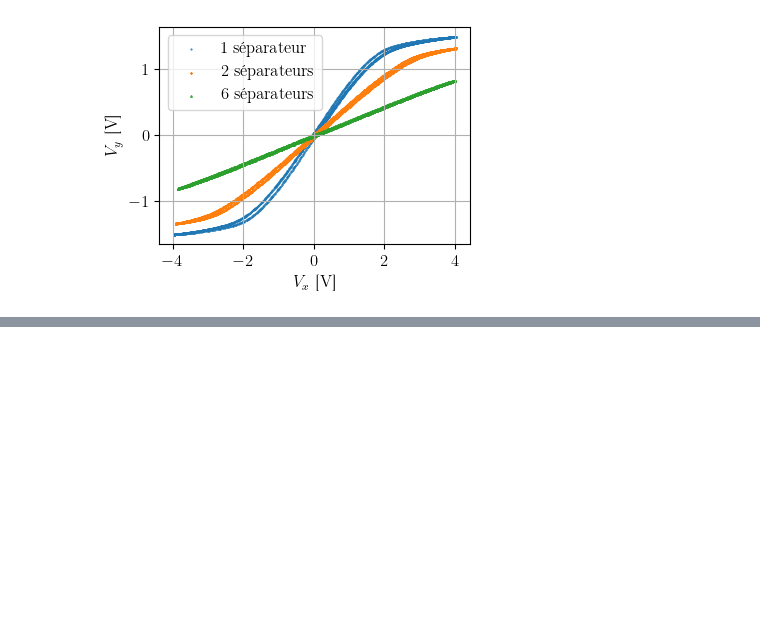
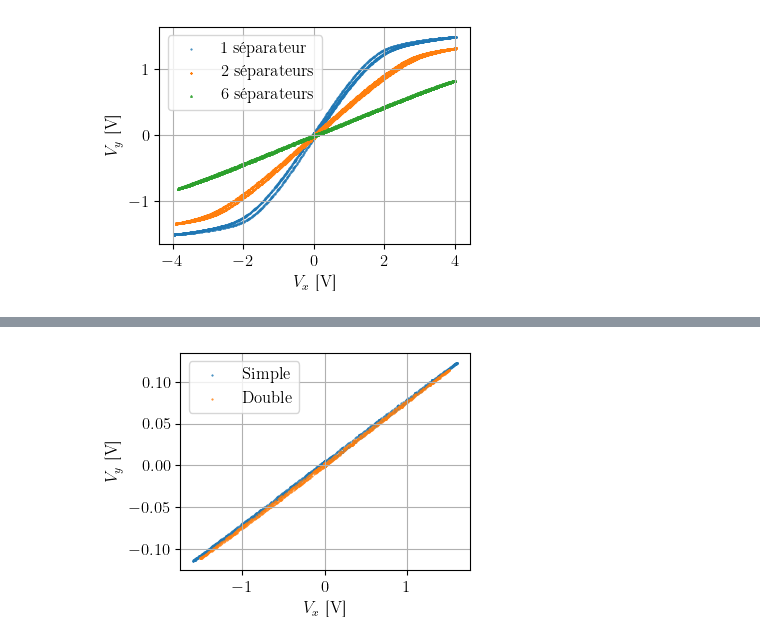
Before and after one commit to TomVdt/TPII-rapports, a Jupyter notebook: 04-G1-cycle-hysterese-magnetique/analyse/exp1.ipynb, the cells around one changed output, grey strips where cells are left out. Cells and saved outputs as stored; diff of their text form; code cells hidden in the pictures; blank space fills up the shorter version.

```diff
--- a/04-G1-cycle-hysterese-magnetique/analyse/exp1.ipynb
+++ b/04-G1-cycle-hysterese-magnetique/analyse/exp1.ipynb
@@ -88,0 +107,15 @@ plt.savefig("../figures/separateurs_amagnetique.pdf")
+# %%
+alu_combo = load("../data/G1-phywe-alu-combo.csv")
+alu_simple = load("../data/G1-phywe-alu.csv")
+# %%
+plt.scatter(alu_simple[0], alu_simple[1], marker='.', s=1, label='Simple')
+plt.scatter(alu_combo[0], alu_combo[1], marker='.', s=1, label='Double')
+plt.xlabel(r"$V_x$ [\si{\volt}]")
+plt.ylabel(r"$V_y$ [\si{\volt}]")
+plt.grid()
+plt.legend()
+plt.tight_layout()
+# plt.xlim((-3,3))
+plt.savefig("../figures/alu_simple_vs_combo.pdf")
+# %% [output]
+[figure, added]
```
Also changed, not shown: parts of 4 cells of this notebook, 36 other files.
